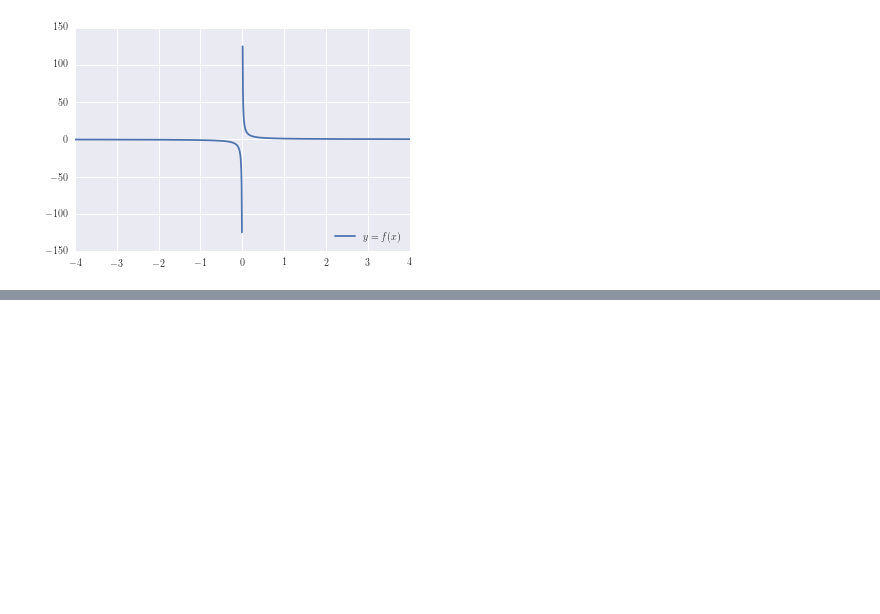
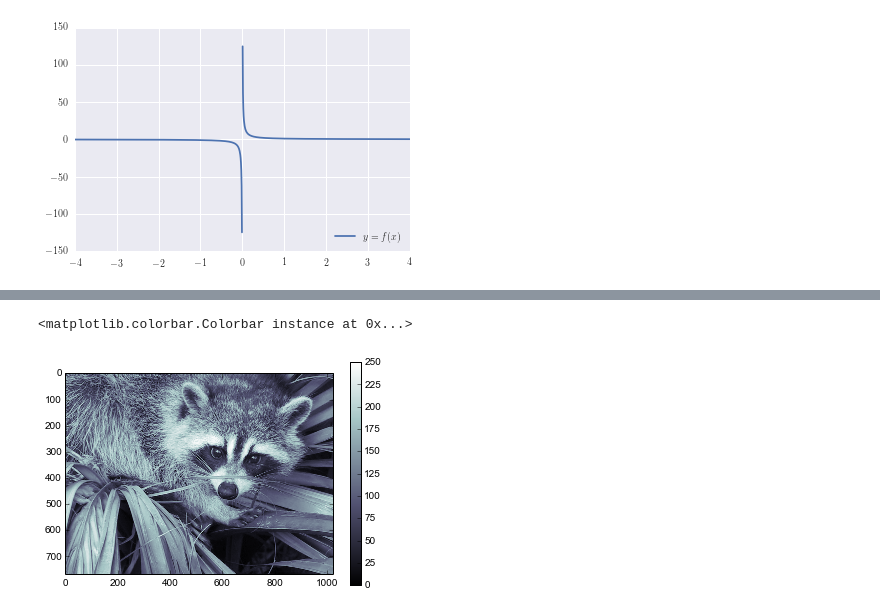
Before and after one commit to temcom/ipython, a Jupyter notebook: Test_First_Try.ipynb, the cells around one changed output, grey strips where cells are left out. Saved outputs shown, nothing was run; the diff lists cells and outputs as text; code cells hidden in the pictures; blank space fills up the shorter version.

```diff
--- a/Test_First_Try.ipynb
+++ b/Test_First_Try.ipynb
@@ -818,0 +843,7 @@ pylab.show()
+# %%
+imgbw=face(True)
+imshow(imgbw, cmap=cm.bone)
+colorbar()
+# %% [output]
+<matplotlib.colorbar.Colorbar instance at 0x...>
+[figure, added]
```
Also changed, not shown: parts of 2 cells of this notebook.
